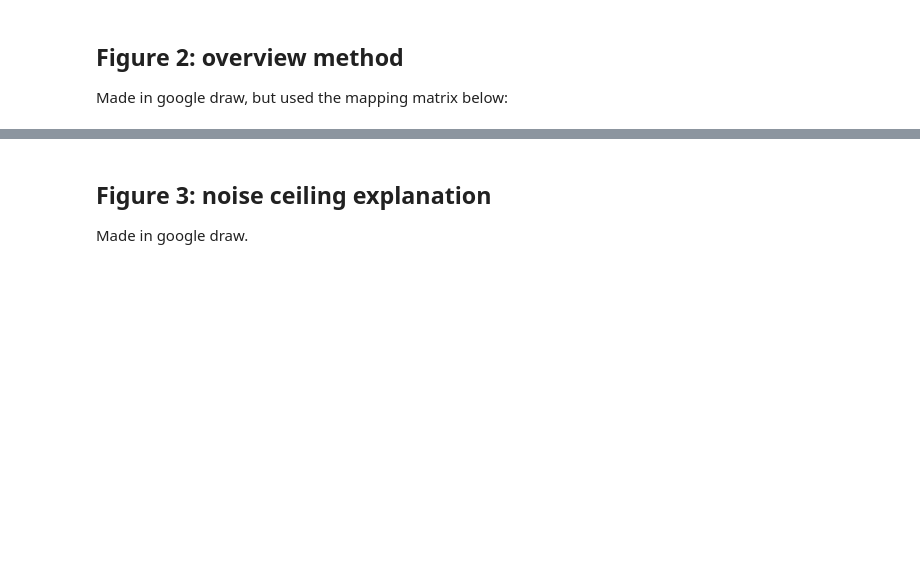
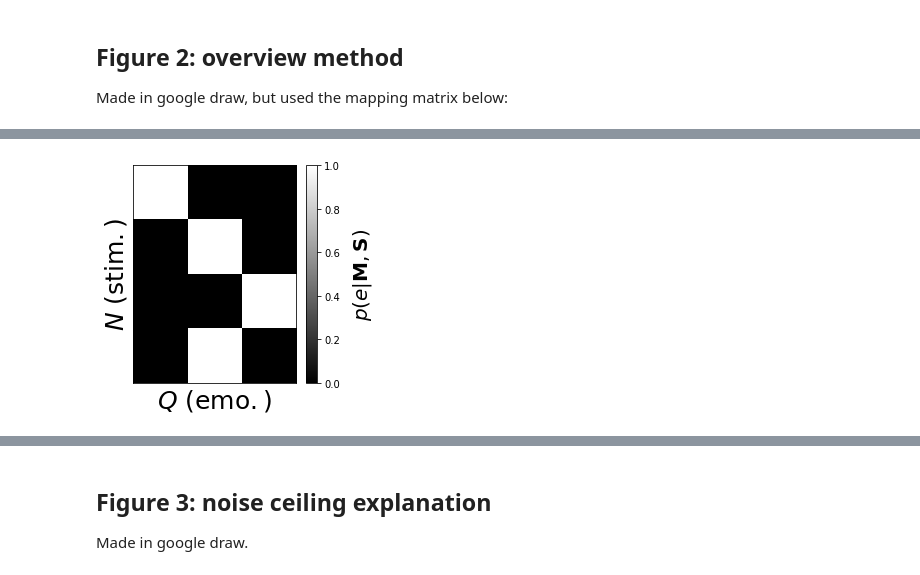
Before and after one commit to lukassnoek/hypothesis-kernel-analysis, a Jupyter notebook: notebooks/figures.ipynb, the cells around one changed output, grey strips where cells are left out. Saved outputs shown, nothing was run; the diff lists cells and outputs as text; code cells hidden in the pictures; blank space fills up the shorter version.

```diff
--- a/notebooks/figures.ipynb
+++ b/notebooks/figures.ipynb
@@ -34,0 +109,11 @@ plt.axis('off')
+# %%
+im = plt.imshow(E, cmap='gray', aspect=1)
+plt.xticks([])
+plt.yticks([])
+plt.colorbar(im,fraction=0.05, pad=0.03)
+plt.text(3.5, 1.5, r'$p(e | \mathbf{M}, \mathbf{S})$', rotation=90, va='center', fontsize=20)
+plt.ylabel(r'$N\ \mathrm{(stim.)}$', fontsize=25)
+plt.xlabel(r'$Q\ \mathrm{(emo.)}$', fontsize=25)
+plt.show()
+# %% [output]
+[figure, added]
```
Also changed, not shown: parts of 14 cells of this notebook, 3 other files.
